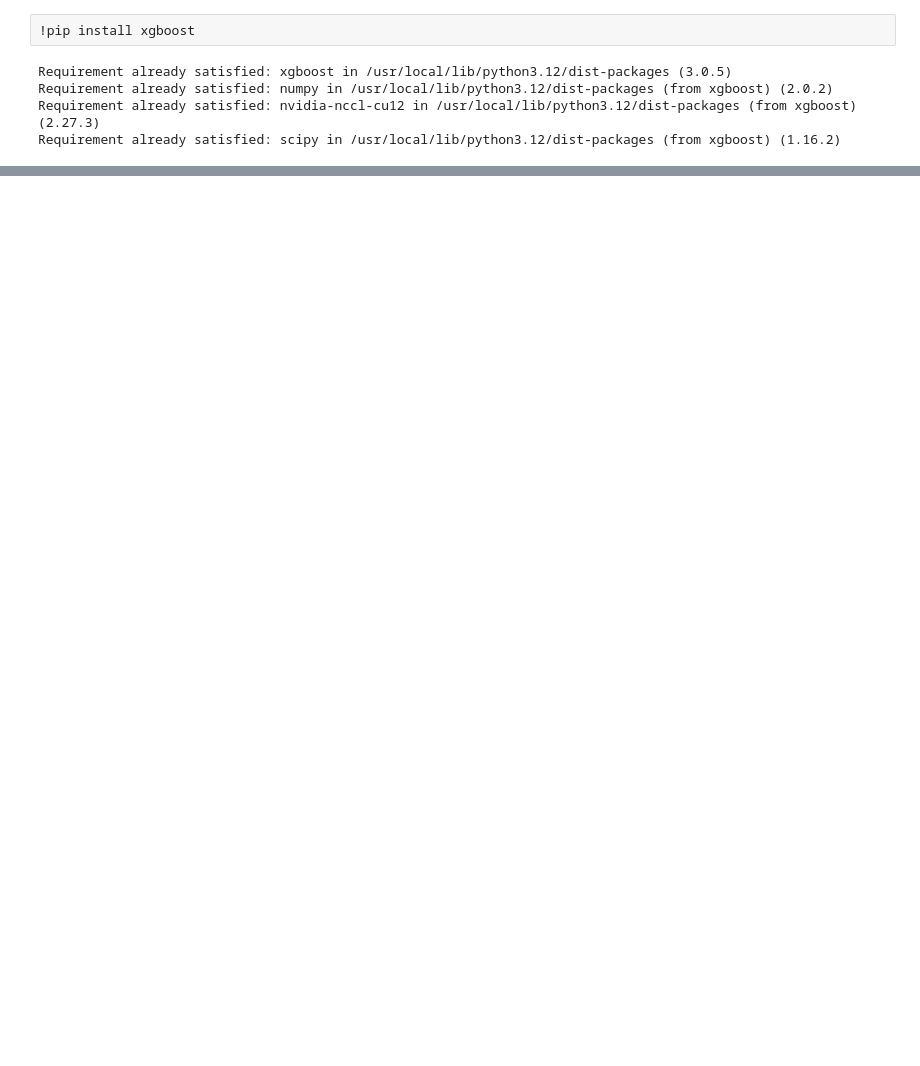
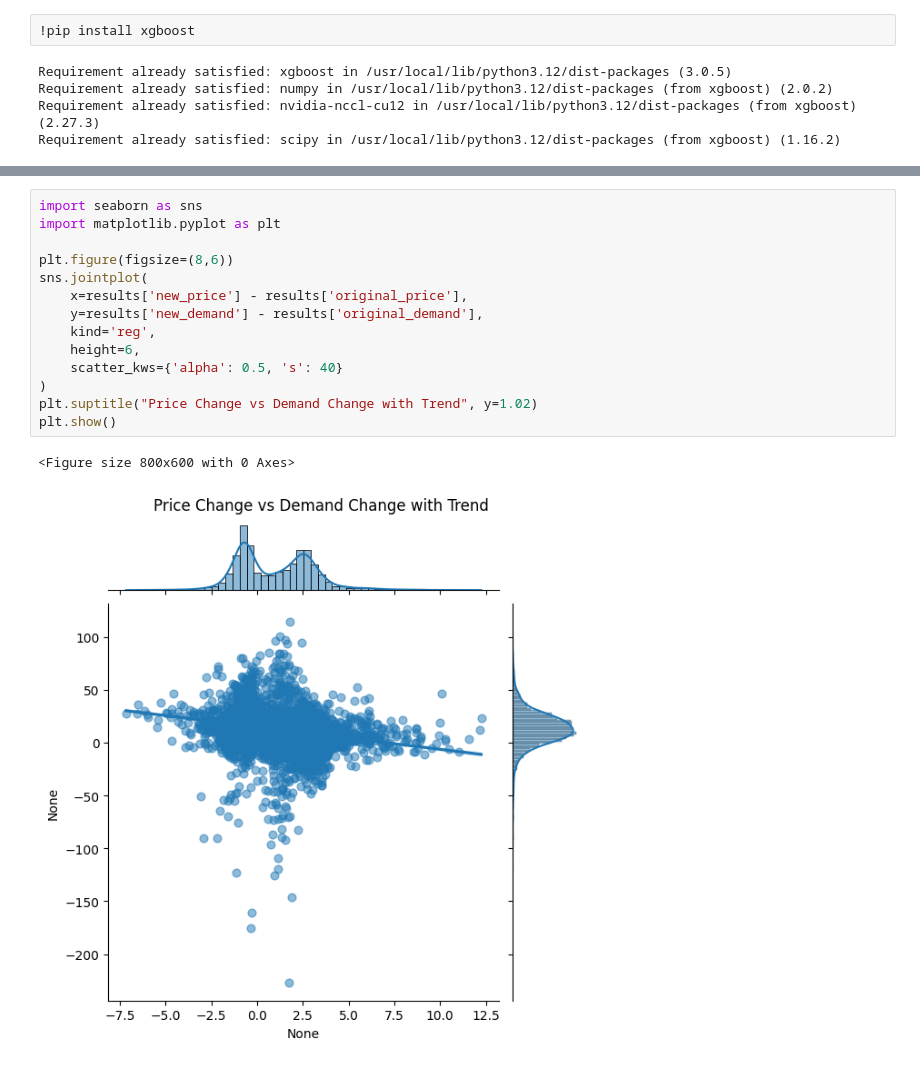
Before and after one commit to Faraz011/Assignment-AIML-Lab, a Jupyter notebook: Dynamic_Pricing_Project.ipynb, the cells around one changed output, grey strips where cells are left out. Drawn from its saved outputs; the diff is of its cells as text; blank space fills up the shorter version.

```diff
--- a/Dynamic_Pricing_Project.ipynb
+++ b/Dynamic_Pricing_Project.ipynb
@@ -194,0 +392,17 @@ Root Mean Squared Error: 105.16855332774647
+# %%
+import seaborn as sns
+import matplotlib.pyplot as plt
+
+plt.figure(figsize=(8,6))
+sns.jointplot(
+    x=results['new_price'] - results['original_price'],
+    y=results['new_demand'] - results['original_demand'],
+    kind='reg',
+    height=6,
+    scatter_kws={'alpha': 0.5, 's': 40}
+)
+plt.suptitle("Price Change vs Demand Change with Trend", y=1.02)
+plt.show()
+# %% [output]
+<Figure size 800x600 with 0 Axes>
+[figure, added]
```
Also changed, not shown: parts of 16 cells of this notebook.
